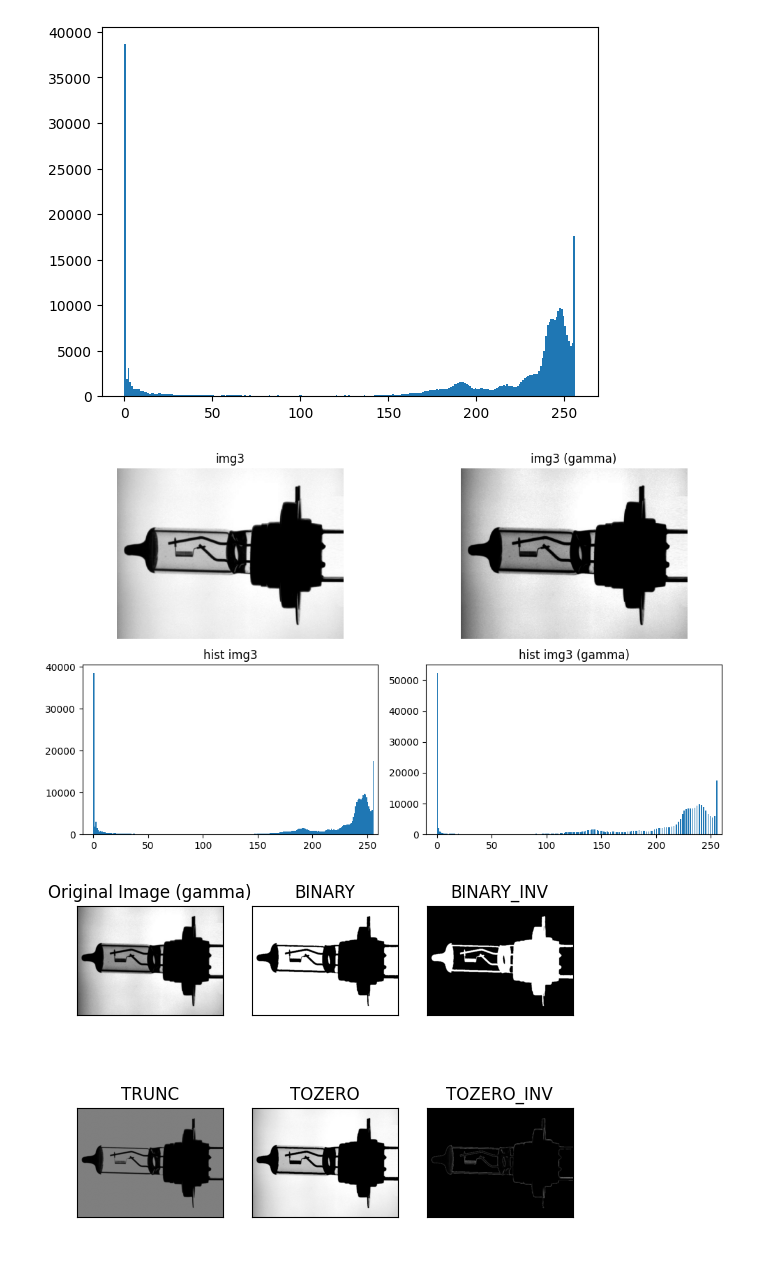
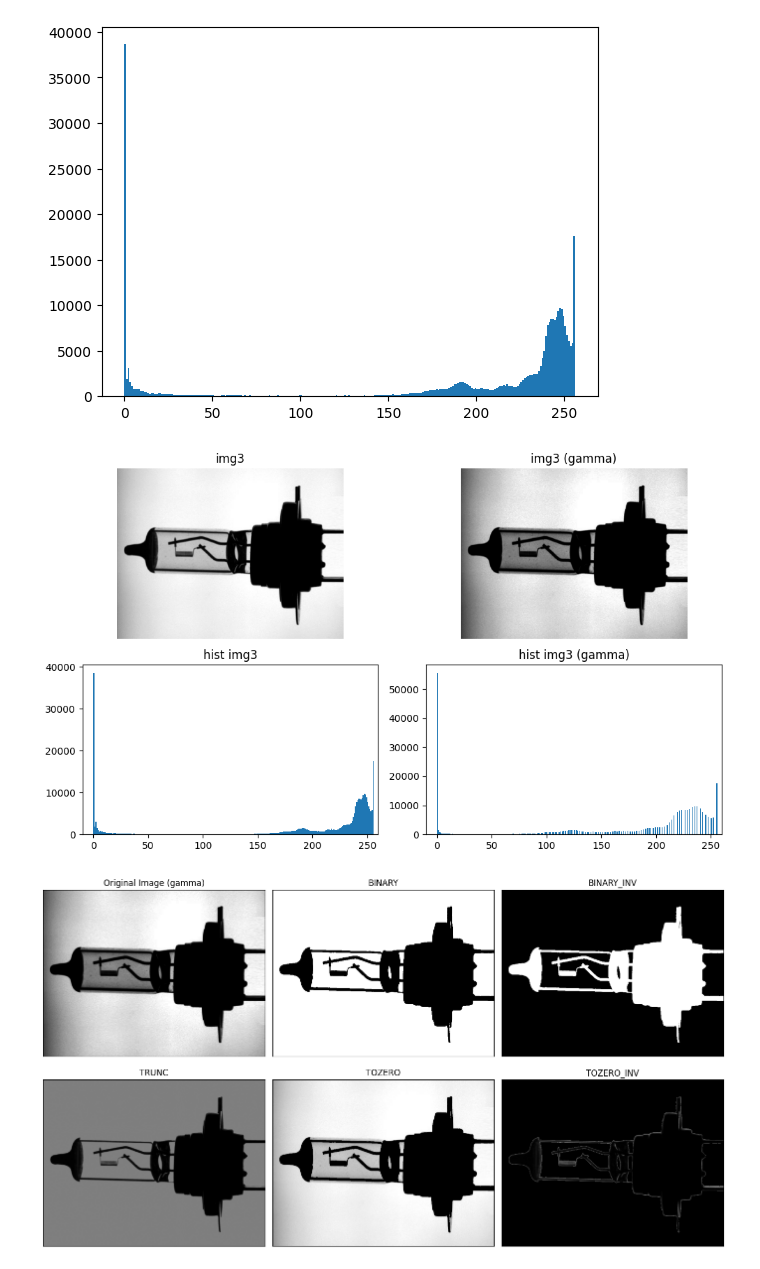
Before and after one commit to KalebG13/Sistemas-de-vision, a Jupyter notebook: Lab_1/Lab1_notebook.ipynb, the cells around one changed output. Cells and saved outputs as stored; diff of their text form; code cells hidden in the pictures.

```diff
--- a/Lab_1/Lab1_notebook.ipynb
+++ b/Lab_1/Lab1_notebook.ipynb
@@ -151,39 +149,44 @@ plt.show()
 [figure]
 [figure]
 # %%
-gamma = 2  # <1 aclara medios tonos, >1 oscurece
+gamma = 2.5  # <1 aclara medios tonos, >1 oscurece
 LUT = np.array([((i / 255.0) ** gamma) * 255 for i in range(256)]).astype("uint8")
 gamma_img3 = cv.LUT(img3, LUT)
+#cv.imwrite('gammaimg3.png', gamma_img3)
 
 # --- mostrar comparativa ---
 plt.figure(figsize=(10,6))
 ax1 = plt.subplot(2,2,1); ax2 = plt.subplot(2,2,3)
 plot_img_and_hist(ax1, ax2, img3, 'img3')
 
 ax3 = plt.subplot(2,2,2); ax4 = plt.subplot(2,2,4)
 plot_img_and_hist(ax3, ax4, gamma_img3, 'img3 (gamma)')
 
 plt.tight_layout()
 plt.show()
 
 # --- probar los diferentes tipos de umbralización ---
 ret,thresh1 = cv.threshold(img3,127,255,cv.THRESH_BINARY)
 ret,thresh2 = cv.threshold(img3,127,255,cv.THRESH_BINARY_INV)
 ret,thresh3 = cv.threshold(img3,127,255,cv.THRESH_TRUNC)
 ret,thresh4 = cv.threshold(img3,127,255,cv.THRESH_TOZERO)
 ret,thresh5 = cv.threshold(img3,127,255,cv.THRESH_TOZERO_INV)
 
 titles = ['Original Image (gamma)','BINARY','BINARY_INV','TRUNC','TOZERO','TOZERO_INV']
 images = [gamma_img3, thresh1, thresh2, thresh3, thresh4, thresh5]
 
+plt.figure(figsize=(14,8), dpi=100)
 for i in range(6):
-    plt.subplot(2,3,i+1), plt.imshow(images[i],'gray',vmin=0,vmax=255)
-    plt.title(titles[i])
-    plt.xticks([]), plt.yticks([])
+    ax = plt.subplot(2,3,i+1)
+    ax.imshow(images[i], cmap='gray', vmin=0, vmax=255)
+    ax.set_title(titles[i])
+    ax.set_xticks([]); ax.set_yticks([])
+
+plt.tight_layout()
 plt.show()
 # %% [output]
-[figure, old version]
+[figure, new version]
-[figure, old version]
+[figure, new version]
 # %%
 
 src=thresh3
```
Also changed, not shown: parts of 4 cells of this notebook.
